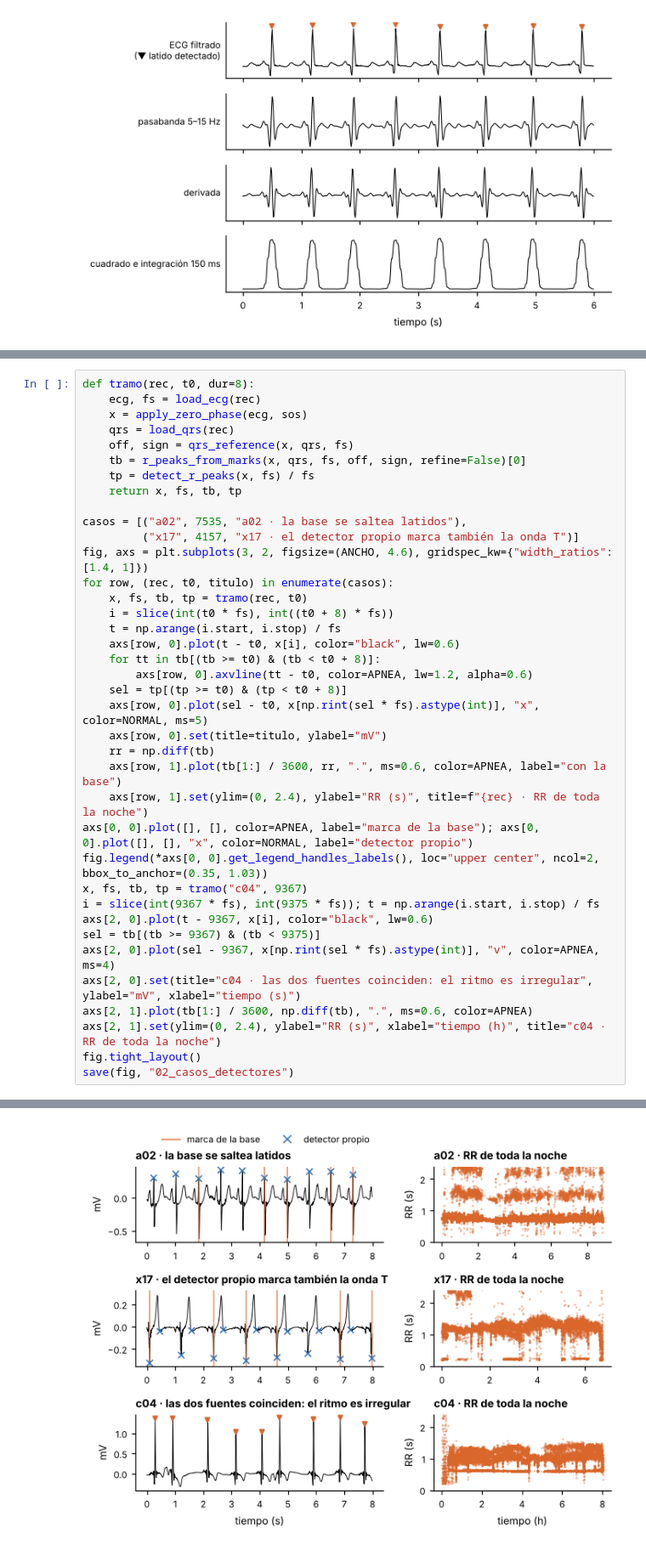
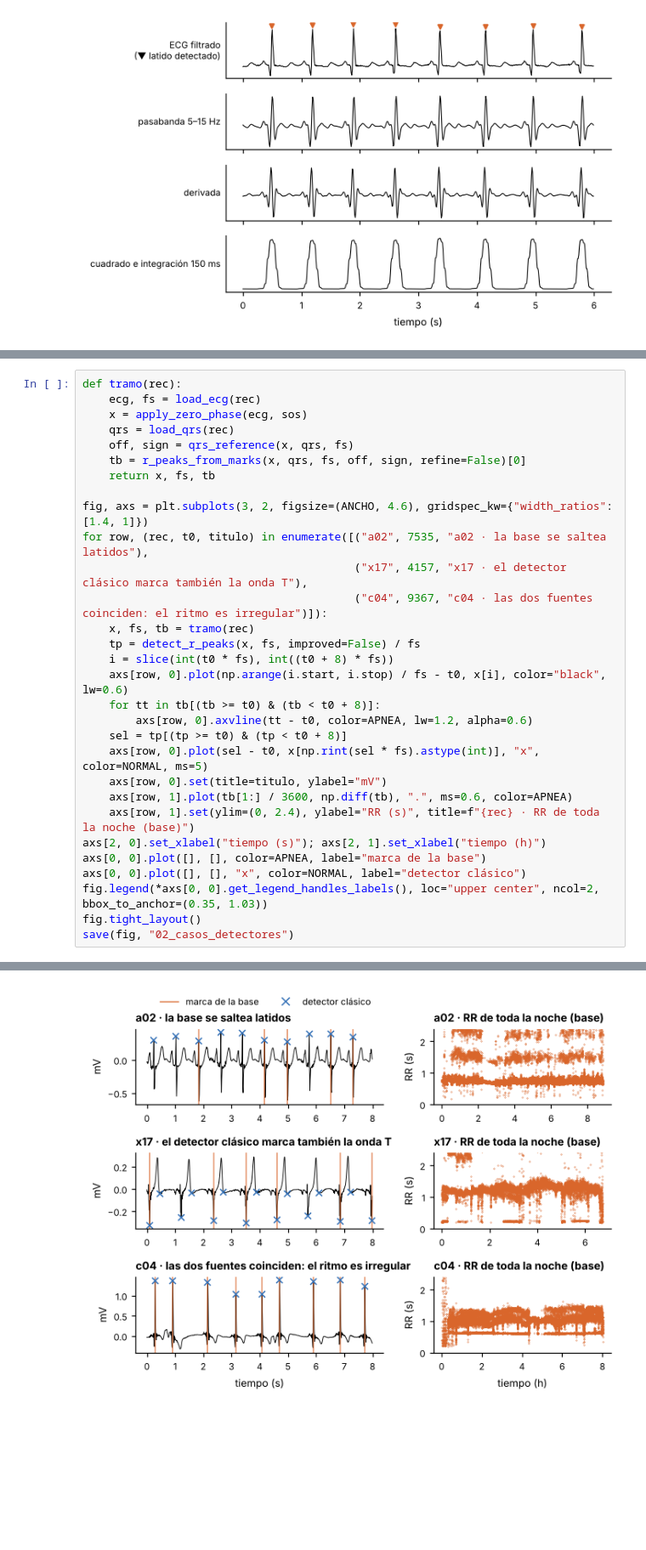
Before and after one commit to afrateitba/PSIB2026Q2-TPS-Grupo08-Frate-Tenca-Weizman, a Jupyter notebook: notebooks/02_filtro_y_latidos.ipynb, the cells around one changed output, grey strips where cells are left out. Shown at 85% size. Drawn from its saved outputs; the diff is of its cells as text; blank space fills up the shorter version.

```diff
--- a/notebooks/02_filtro_y_latidos.ipynb
+++ b/notebooks/02_filtro_y_latidos.ipynb
@@ -235,43 +246,35 @@ Hay errores de los dos lados. La base se saltea QRS visibles; el detector propio
 # %%
-def tramo(rec, t0, dur=8):
+def tramo(rec):
     ecg, fs = load_ecg(rec)
     x = apply_zero_phase(ecg, sos)
     qrs = load_qrs(rec)
     off, sign = qrs_reference(x, qrs, fs)
     tb = r_peaks_from_marks(x, qrs, fs, off, sign, refine=False)[0]
-    tp = detect_r_peaks(x, fs) / fs
-    return x, fs, tb, tp
+    return x, fs, tb
 
-casos = [("a02", 7535, "a02 · la base se saltea latidos"),
-         ("x17", 4157, "x17 · el detector propio marca también la onda T")]
 fig, axs = plt.subplots(3, 2, figsize=(ANCHO, 4.6), gridspec_kw={"width_ratios": [1.4, 1]})
-for row, (rec, t0, titulo) in enumerate(casos):
-    x, fs, tb, tp = tramo(rec, t0)
+for row, (rec, t0, titulo) in enumerate([("a02", 7535, "a02 · la base se saltea latidos"),
+                                         ("x17", 4157, "x17 · el detector clásico marca también la onda T"),
+                                         ("c04", 9367, "c04 · las dos fuentes coinciden: el ritmo es irregular")]):
+    x, fs, tb = tramo(rec)
+    tp = detect_r_peaks(x, fs, improved=False) / fs
     i = slice(int(t0 * fs), int((t0 + 8) * fs))
-    t = np.arange(i.start, i.stop) / fs
-    axs[row, 0].plot(t - t0, x[i], color="black", lw=0.6)
+    axs[row, 0].plot(np.arange(i.start, i.stop) / fs - t0, x[i], color="black", lw=0.6)
     for tt in tb[(tb >= t0) & (tb < t0 + 8)]:
         axs[row, 0].axvline(tt - t0, color=APNEA, lw=1.2, alpha=0.6)
     sel = tp[(tp >= t0) & (tp < t0 + 8)]
     axs[row, 0].plot(sel - t0, x[np.rint(sel * fs).astype(int)], "x", color=NORMAL, ms=5)
     axs[row, 0].set(title=titulo, ylabel="mV")
-    rr = np.diff(tb)
-    axs[row, 1].plot(tb[1:] / 3600, rr, ".", ms=0.6, color=APNEA, label="con la base")
-    axs[row, 1].set(ylim=(0, 2.4), ylabel="RR (s)", title=f"{rec} · RR de toda la noche")
-axs[0, 0].plot([], [], color=APNEA, label="marca de la base"); axs[0, 0].plot([], [], "x", color=NORMAL, label="detector propio")
+    axs[row, 1].plot(tb[1:] / 3600, np.diff(tb), ".", ms=0.6, color=APNEA)
+    axs[row, 1].set(ylim=(0, 2.4), ylabel="RR (s)", title=f"{rec} · RR de toda la noche (base)")
+axs[2, 0].set_xlabel("tiempo (s)"); axs[2, 1].set_xlabel("tiempo (h)")
+axs[0, 0].plot([], [], color=APNEA, label="marca de la base")
+axs[0, 0].plot([], [], "x", color=NORMAL, label="detector clásico")
 fig.legend(*axs[0, 0].get_legend_handles_labels(), loc="upper center", ncol=2, bbox_to_anchor=(0.35, 1.03))
-x, fs, tb, tp = tramo("c04", 9367)
-i = slice(int(9367 * fs), int(9375 * fs)); t = np.arange(i.start, i.stop) / fs
-axs[2, 0].plot(t - 9367, x[i], color="black", lw=0.6)
-sel = tb[(tb >= 9367) & (tb < 9375)]
-axs[2, 0].plot(sel - 9367, x[np.rint(sel * fs).astype(int)], "v", color=APNEA, ms=4)
-axs[2, 0].set(title="c04 · las dos fuentes coinciden: el ritmo es irregular", ylabel="mV", xlabel="tiempo (s)")
-axs[2, 1].plot(tb[1:] / 3600, np.diff(tb), ".", ms=0.6, color=APNEA)
-axs[2, 1].set(ylim=(0, 2.4), ylabel="RR (s)", xlabel="tiempo (h)", title="c04 · RR de toda la noche")
 fig.tight_layout()
 save(fig, "02_casos_detectores")
 # %% [output]
 PosixPath('/home/user/TP-PSB-G8/informe/figuras/02_casos_detectores.png')
-[figure, old version]
+[figure, new version]
 # %% [markdown]
 **Qué se ve.**
```
Also changed, not shown: parts of 21 cells of this notebook, 10 other files.
